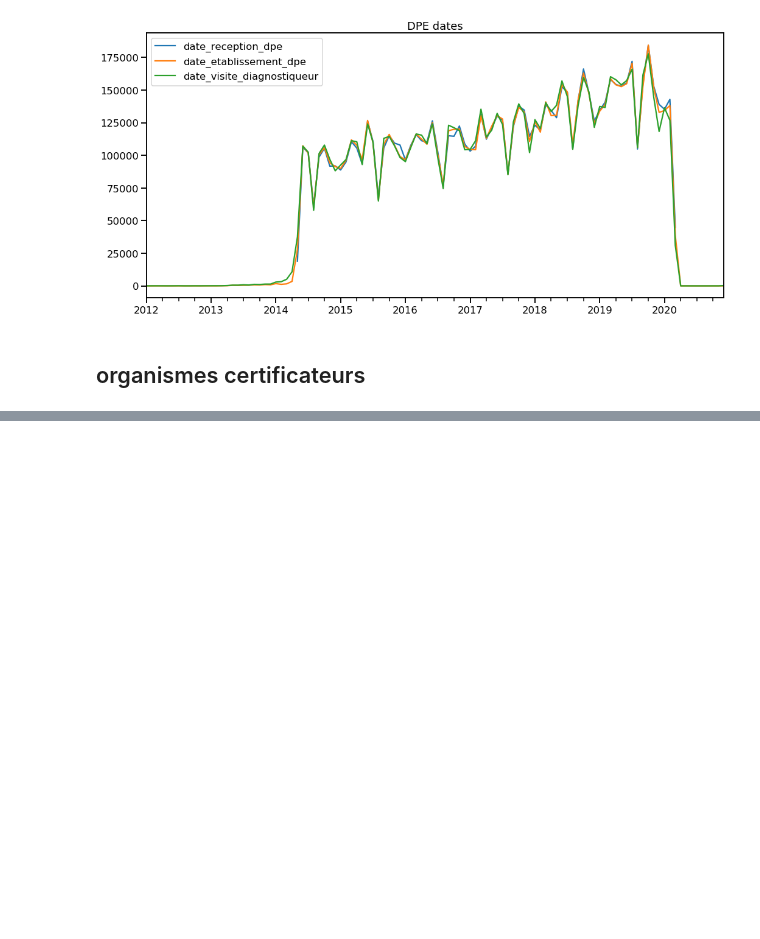
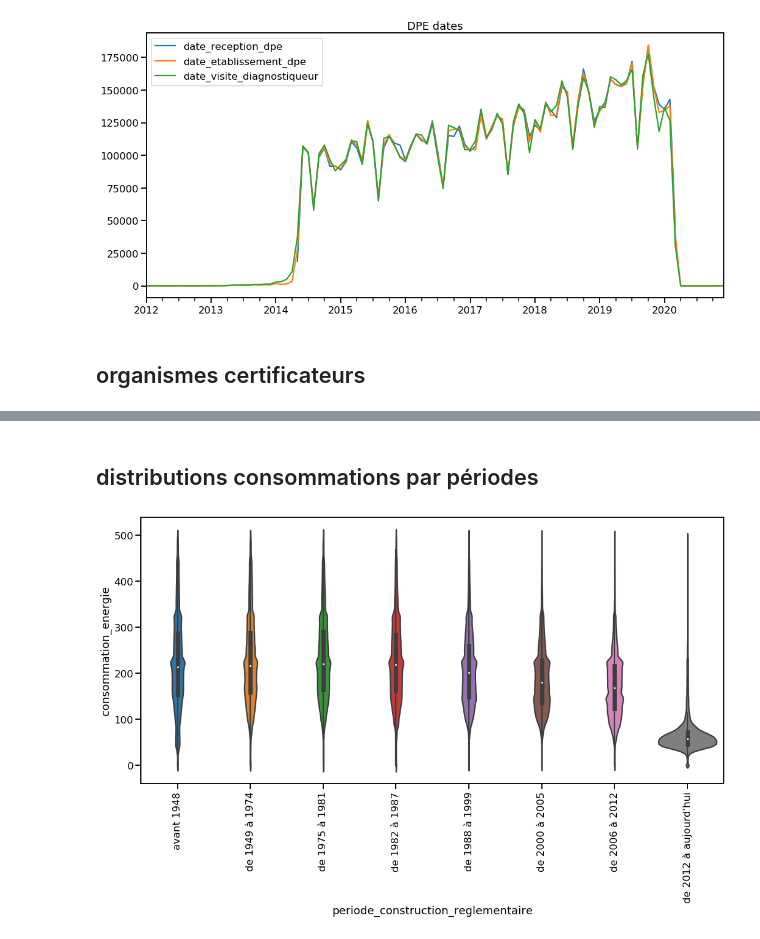
Before and after one commit to etalab/de-dpe-processing, a Jupyter notebook: notebooks/analyses sur la table td001.ipynb, the cells around one changed output, grey strips where cells are left out. Saved outputs shown, nothing was run; the diff lists cells and outputs as text; code cells hidden in the pictures; blank space fills up the shorter version.

```diff
--- a/notebooks/analyses sur la table td001.ipynb
+++ b/notebooks/analyses sur la table td001.ipynb
@@ -104,0 +286,5 @@ dtype: int64
+# %%
+is_ancien=dpe_table_glob.periode_construction_reglementaire.isin(periode_construction_anciennes)
+is_performant=dpe_table_glob.classe_consommation_energie.isin(classe_performantes)
+# %%
+dpe_table_glob['suspicion_reno_erreur']=(is_ancien)&(is_performant)
@@ -104,0 +297,8 @@ dtype: int64
+# %% [markdown]
+## distributions consommations par périodes
+# %%
+is_valid=dpe_table_glob.indic_valide=='valide'
+is_coherent=(dpe_table_glob.indic_incoherence_ges=='coherent')&(dpe_table_glob.indic_incoherence_conso=='coherent')
+
+
+data_plot = dpe_table_glob.loc[(is_valid)&(is_coherent)].dropna(axis=0,subset=['consommation_energie','periode_construction_reglementaire'],how='any')
@@ -104,0 +307,10 @@ dtype: int64
+# %%
+
+data_plot=data_plot.loc[data_plot.consommation_energie<500]
+# %%
+fig=plt.figure(figsize=(17,8))
+ax=sns.violinplot(data=data_plot,x='periode_construction_reglementaire',y='consommation_energie')
+plt.xticks(rotation=90)
+plt.savefig(str(plot_dir/'conso_vs_periodes.png'),bbox_inches='tight')
+# %% [output]
+[figure, added]
```
Also changed, not shown: parts of 39 cells of this notebook, 1 other file.
